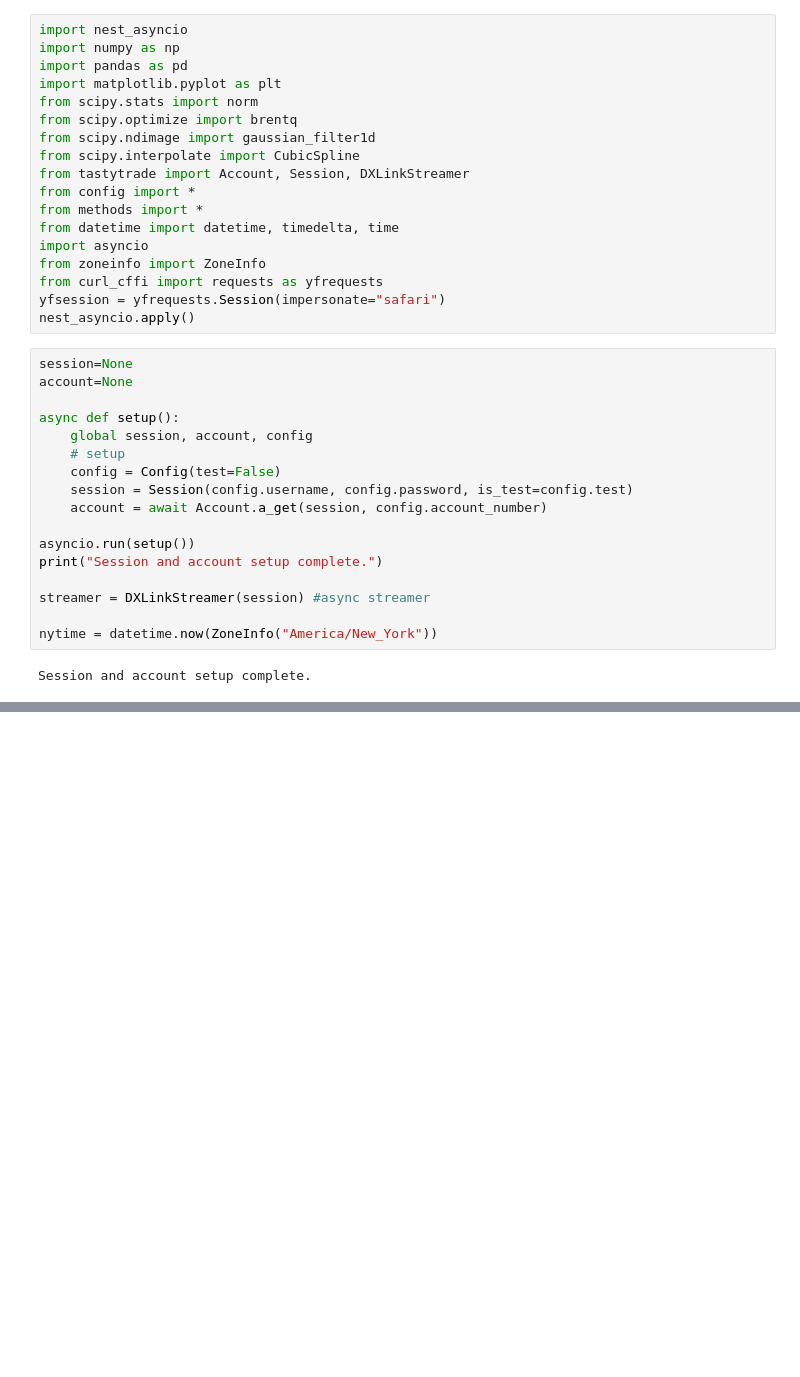
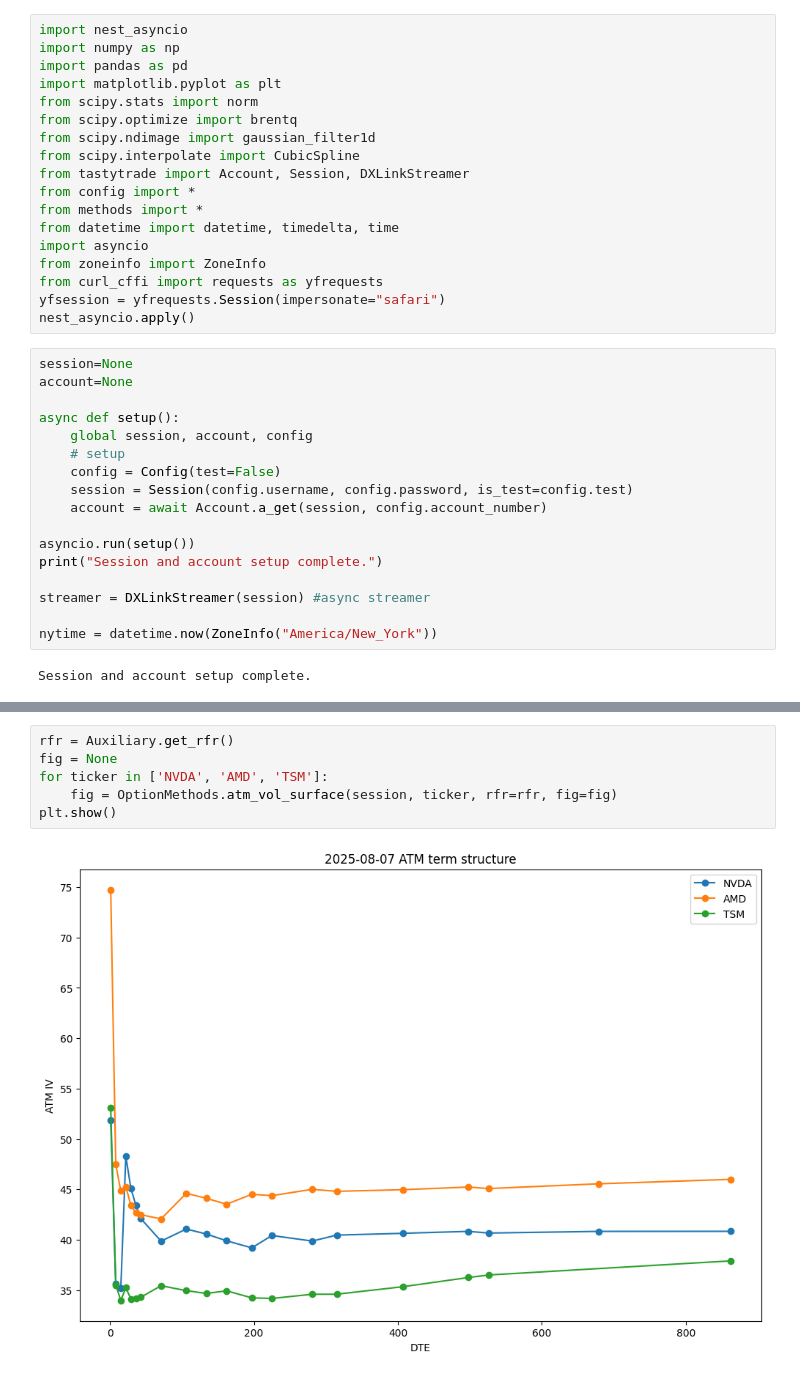
Before and after one commit to warrenjch/tastytrade-calculator, a Jupyter notebook: example.ipynb, the cells around one changed output, grey strips where cells are left out. Drawn from its saved outputs; the diff is of its cells as text; blank space fills up the shorter version.

```diff
--- a/example.ipynb
+++ b/example.ipynb
@@ -62,0 +64,8 @@ plt.show()
+# %%
+rfr = Auxiliary.get_rfr()
+fig = None
+for ticker in ['NVDA', 'AMD', 'TSM']:
+    fig = OptionMethods.atm_vol_surface(session, ticker, rfr=rfr, fig=fig)
+plt.show()
+# %% [output]
+[figure, added]
```
Also changed, not shown: parts of 4 cells of this notebook, 3 other files.
